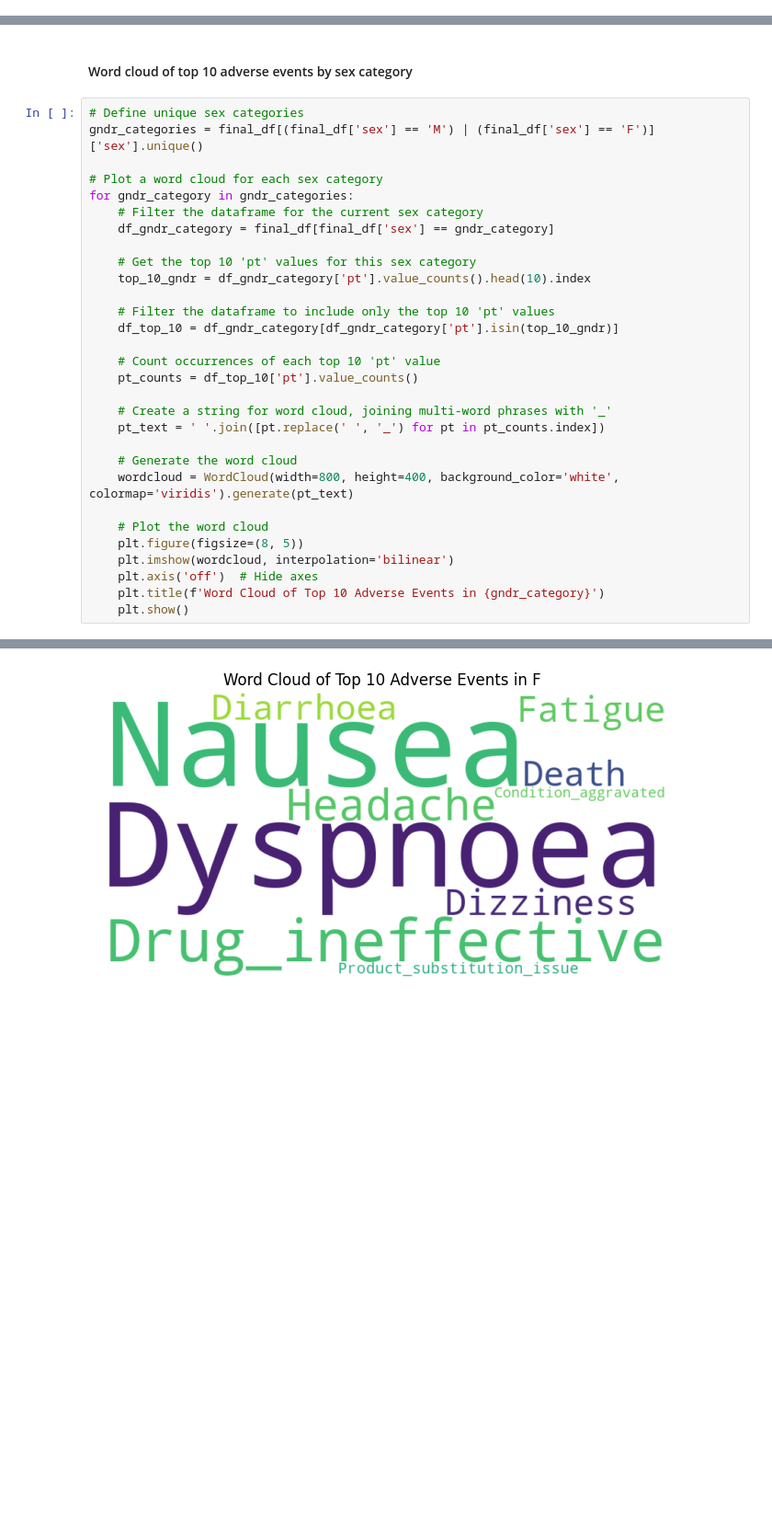
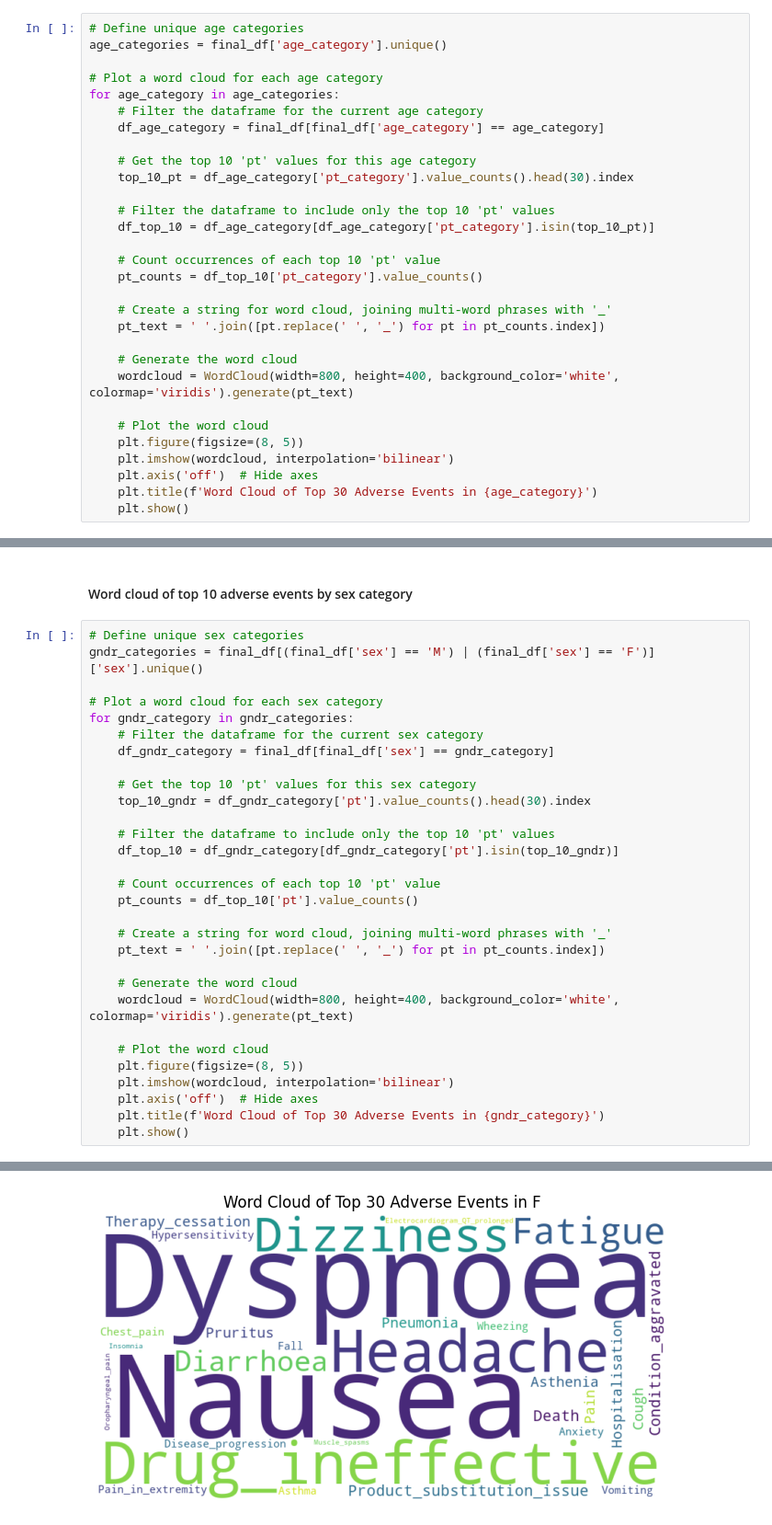
Before and after one commit to colinterian/FDA_Research, a Jupyter notebook: Ventolin_EDA.ipynb, the cells around one changed output, grey strips where cells are left out. Shown at 92% size. Saved outputs shown, nothing was run; the diff lists cells and outputs as text; blank space fills up the shorter version.

```diff
--- a/Ventolin_EDA.ipynb
+++ b/Ventolin_EDA.ipynb
@@ -298,0 +309,30 @@ for age_category in age_categories:
+# %%
+# Define unique age categories
+age_categories = final_df['age_category'].unique()
+
+# Plot a word cloud for each age category
+for age_category in age_categories:
+    # Filter the dataframe for the current age category
+    df_age_category = final_df[final_df['age_category'] == age_category]
+
+    # Get the top 10 'pt' values for this age category
+    top_10_pt = df_age_category['pt_category'].value_counts().head(30).index
+
+    # Filter the dataframe to include only the top 10 'pt' values
+    df_top_10 = df_age_category[df_age_category['pt_category'].isin(top_10_pt)]
+
+    # Count occurrences of each top 10 'pt' value
+    pt_counts = df_top_10['pt_category'].value_counts()
+
+    # Create a string for word cloud, joining multi-word phrases with '_'
+    pt_text = ' '.join([pt.replace(' ', '_') for pt in pt_counts.index])
+
+    # Generate the word cloud
+    wordcloud = WordCloud(width=800, height=400, background_color='white', colormap='viridis').generate(pt_text)
+
+    # Plot the word cloud
+    plt.figure(figsize=(8, 5))
+    plt.imshow(wordcloud, interpolation='bilinear')
+    plt.axis('off')  # Hide axes
+    plt.title(f'Word Cloud of Top 30 Adverse Events in {age_category}')
+    plt.show()
@@ -308,7 +354,7 @@ for gndr_category in gndr_categories:
     df_gndr_category = final_df[final_df['sex'] == gndr_category]
 
     # Get the top 10 'pt' values for this sex category
-    top_10_gndr = df_gndr_category['pt'].value_counts().head(10).index
+    top_10_gndr = df_gndr_category['pt'].value_counts().head(30).index
 
     # Filter the dataframe to include only the top 10 'pt' values
     df_top_10 = df_gndr_category[df_gndr_category['pt'].isin(top_10_gndr)]
@@ -326,6 +372,6 @@ for gndr_category in gndr_categories:
     plt.figure(figsize=(8, 5))
     plt.imshow(wordcloud, interpolation='bilinear')
     plt.axis('off')  # Hide axes
-    plt.title(f'Word Cloud of Top 10 Adverse Events in {gndr_category}')
+    plt.title(f'Word Cloud of Top 30 Adverse Events in {gndr_category}')
     plt.show()
 # %% [output]
@@ -333 +379 @@ for gndr_category in gndr_categories:
-[figure, old version]
+[figure, new version]
```
Also changed, not shown: parts of 19 cells of this notebook, 5 other files.
